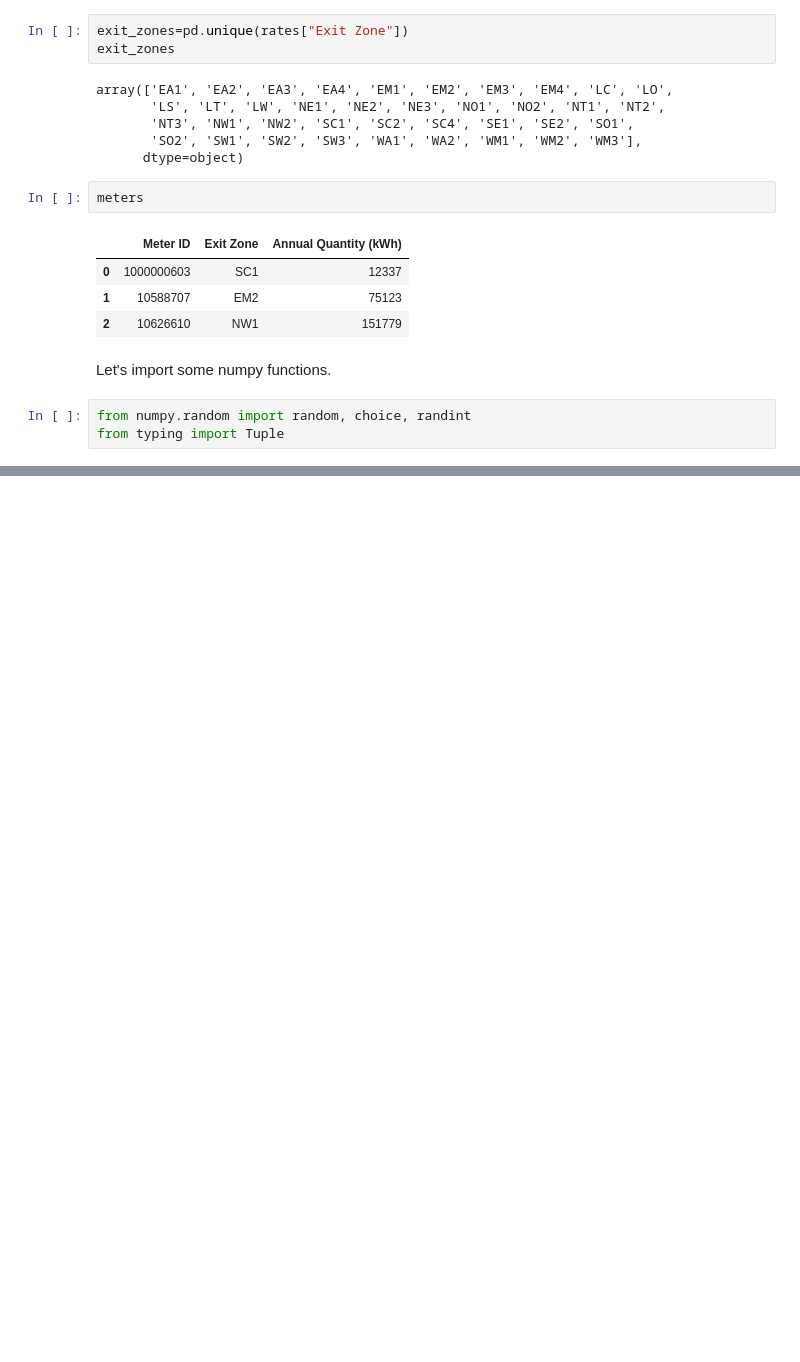
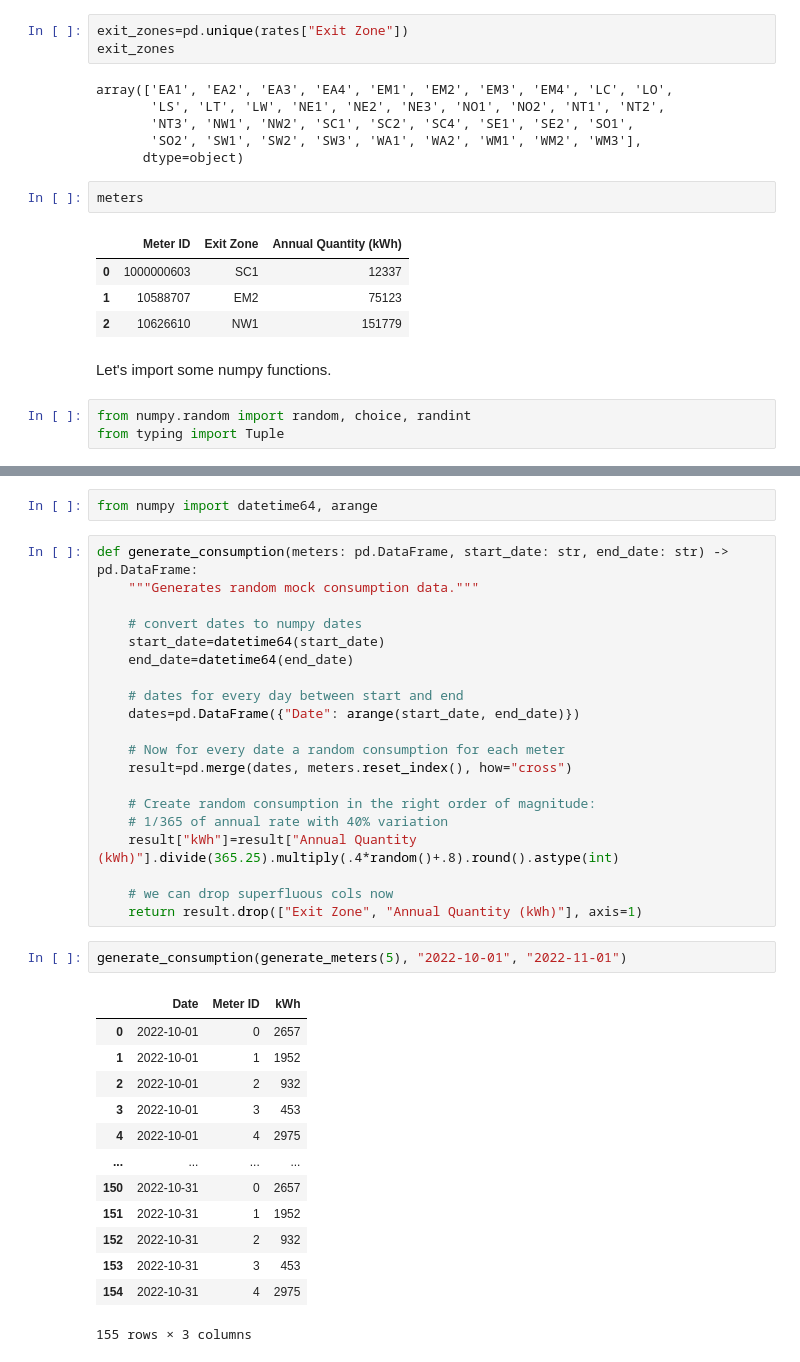
Before and after one commit to brmdv/assessment-gorilla, a Jupyter notebook: Assessment.ipynb, the cells around one changed output, grey strips where cells are left out. Drawn from its saved outputs; the diff is of its cells as text; blank space fills up the shorter version.

```diff
--- a/Assessment.ipynb
+++ b/Assessment.ipynb
@@ -363,0 +383,38 @@ start and end date.*
+# %%
+from numpy import datetime64, arange
+# %%
+def generate_consumption(meters: pd.DataFrame, start_date: str, end_date: str) -> pd.DataFrame:
+    """Generates random mock consumption data."""
+
+    # convert dates to numpy dates
+    start_date=datetime64(start_date)
+    end_date=datetime64(end_date)
+
+    # dates for every day between start and end
+    dates=pd.DataFrame({"Date": arange(start_date, end_date)})
+
+    # Now for every date a random consumption for each meter
+    result=pd.merge(dates, meters.reset_index(), how="cross")
+
+    # Create random consumption in the right order of magnitude:
+    # 1/365 of annual rate with 40% variation
+    result["kWh"]=result["Annual Quantity (kWh)"].divide(365.25).multiply(.4*random()+.8).round().astype(int)
+
+    # we can drop superfluous cols now
+    return result.drop(["Exit Zone", "Annual Quantity (kWh)"], axis=1)
+# %%
+generate_consumption(generate_meters(5), "2022-10-01", "2022-11-01")
+# %% [output]
+|  | Date | Meter ID | kWh |
+| 0 | 2022-10-01 | 0 | 2657 |
+| 1 | 2022-10-01 | 1 | 1952 |
+| 2 | 2022-10-01 | 2 | 932 |
+| 3 | 2022-10-01 | 3 | 453 |
+| 4 | 2022-10-01 | 4 | 2975 |
+| ... | ... | ... | ... |
+| 150 | 2022-10-31 | 0 | 2657 |
+| 151 | 2022-10-31 | 1 | 1952 |
+| 152 | 2022-10-31 | 2 | 932 |
+| 153 | 2022-10-31 | 3 | 453 |
+| 154 | 2022-10-31 | 4 | 2975 |
+155 rows × 3 columns
```
Also changed, not shown: parts of 5 cells of this notebook.
